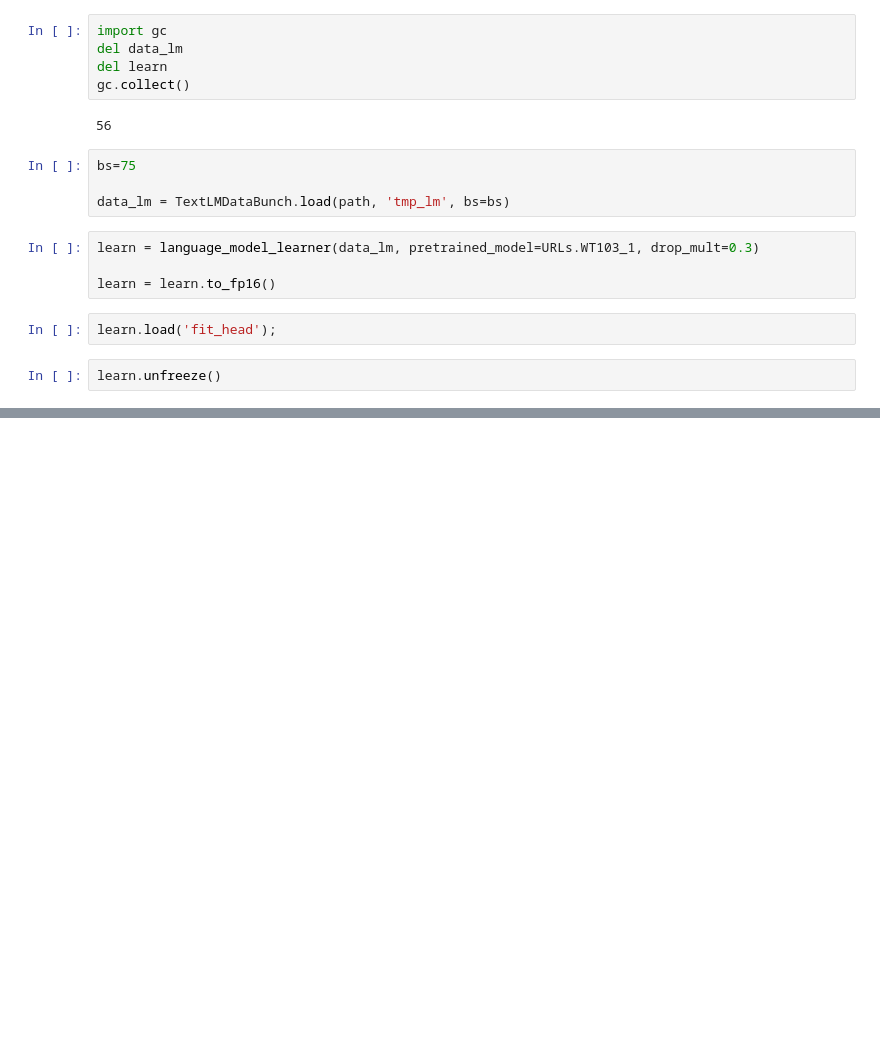
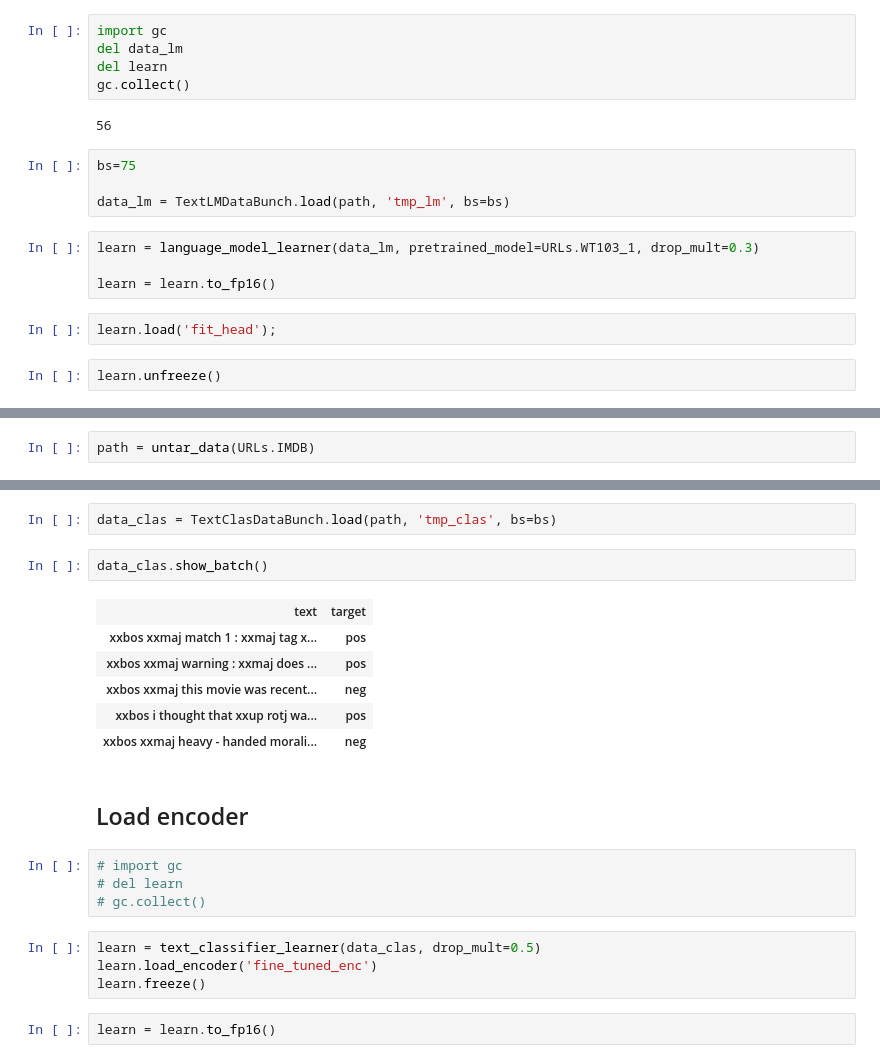
Before and after one commit to anhquan0412/fastai_v3p1, a Jupyter notebook: les4_nlp/imdb.ipynb, the cells around one changed output, grey strips where cells are left out. Drawn from its saved outputs; the diff is of its cells as text; blank space fills up the shorter version.

```diff
--- a/les4_nlp/imdb.ipynb
+++ b/les4_nlp/imdb.ipynb
@@ -273,0 +408,2 @@ learn.save_encoder('fine_tuned_enc')
+# %%
+path = untar_data(URLs.IMDB)
@@ -273,0 +424,23 @@ learn.save_encoder('fine_tuned_enc')
+# %%
+data_clas = TextClasDataBunch.load(path, 'tmp_clas', bs=bs)
+# %%
+data_clas.show_batch()
+# %% [output]
+| text | target |
+| xxbos xxmaj match 1 : xxmaj tag x... | pos |
+| xxbos xxmaj warning : xxmaj does ... | pos |
+| xxbos xxmaj this movie was recent... | neg |
+| xxbos i thought that xxup rotj wa... | pos |
+| xxbos xxmaj heavy - handed morali... | neg |
+# %% [markdown]
+## Load encoder
+# %%
+# import gc
+# del learn
+# gc.collect()
+# %%
+learn = text_classifier_learner(data_clas, drop_mult=0.5)
+learn.load_encoder('fine_tuned_enc')
+learn.freeze()
+# %%
+learn = learn.to_fp16()
```
Also changed, not shown: parts of 46 cells of this notebook.
